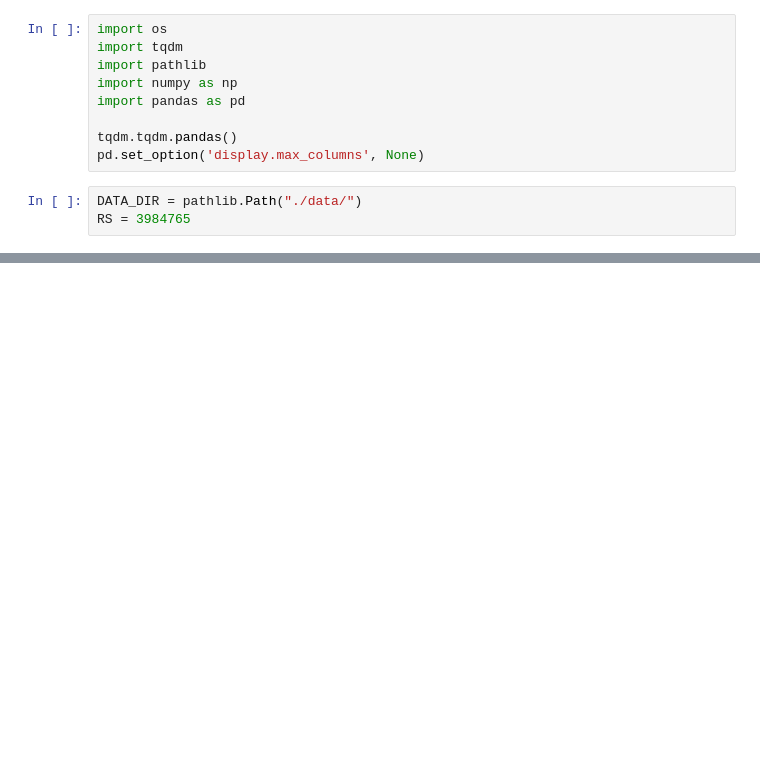
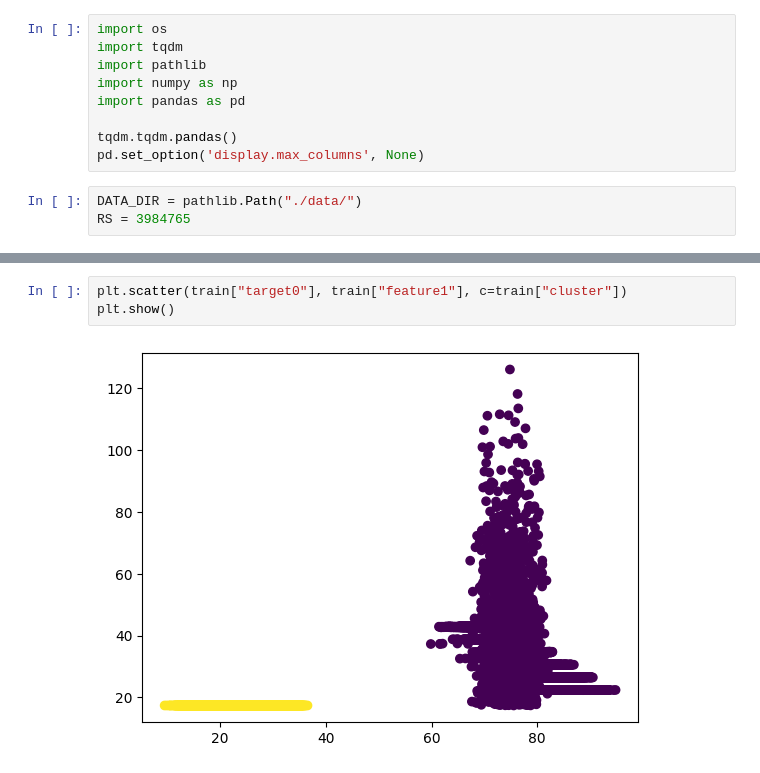
Before and after one commit to RVdeported/sibur-hack-2023, a Jupyter notebook: task_2/eda.ipynb, the cells around one changed output, grey strips where cells are left out. Cells and saved outputs as stored; diff of their text form; blank space fills up the shorter version.

```diff
--- a/task_2/eda.ipynb
+++ b/task_2/eda.ipynb
@@ -146,3 +146,8 @@ train["target0"].hist(bins=50)
+# %%
+plt.scatter(train["target0"], train["feature1"], c=train["cluster"])
+plt.show()
+# %% [output]
+[figure, added]
 # %%
 train["cluster"].value_counts()
 # %% [output]
```
Also changed, not shown: parts of 9 cells of this notebook, 17 other files.
